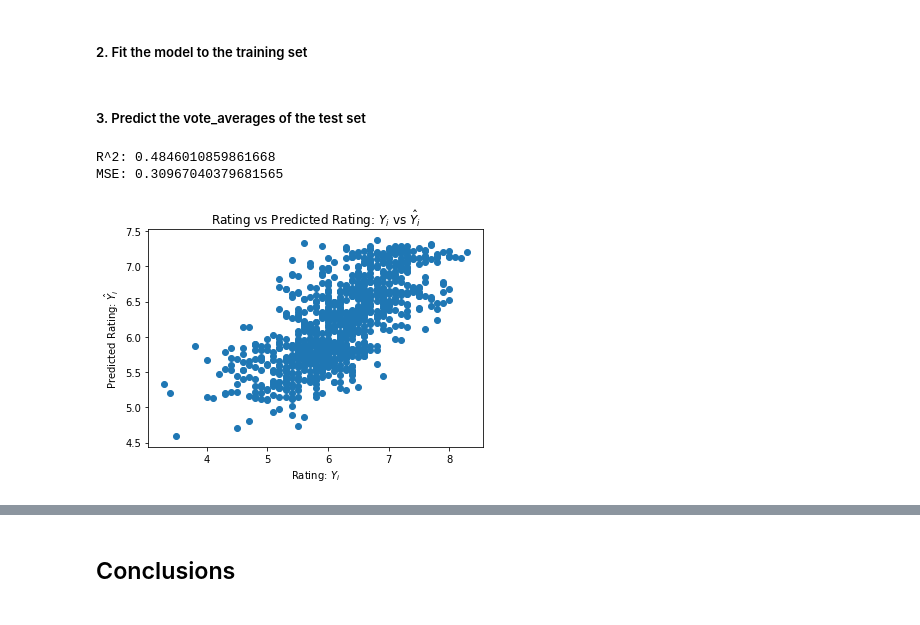
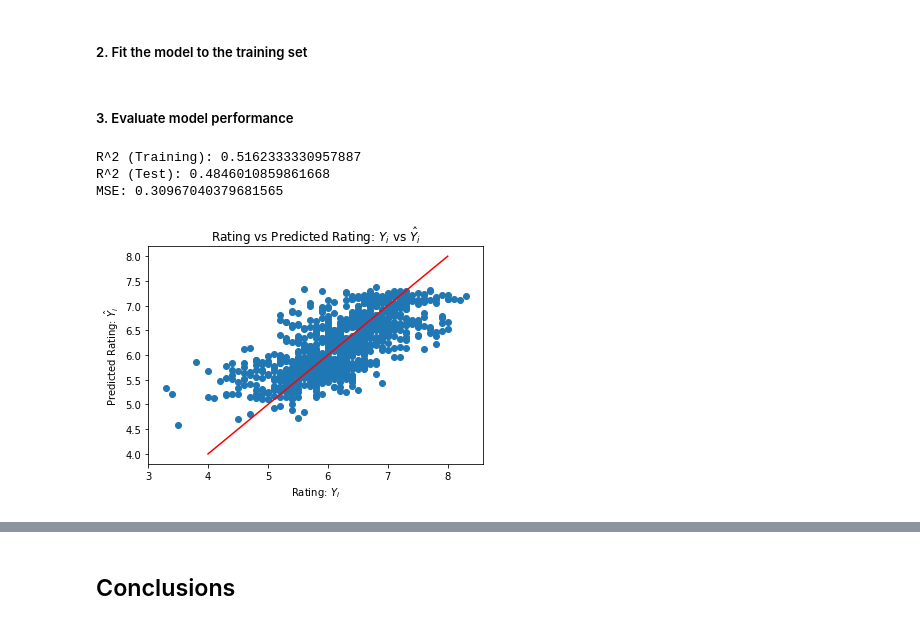
Before and after one commit to rd-tran/Predicting-Movie-Ratings, a Jupyter notebook: Movie Info.ipynb, the cells around one changed output, grey strips where cells are left out. Saved outputs shown, nothing was run; the diff lists cells and outputs as text; code cells hidden in the pictures.

Commit message:
Included observations on model performance

```diff
--- a/Movie Info.ipynb
+++ b/Movie Info.ipynb
@@ -430,24 +436,27 @@ from sklearn.linear_model import LinearRegression
 model = LinearRegression()
 results = model.fit(X_train, y_train)
-# %% [markdown]
-##### 3. Predict the vote_averages of the test set
+# %% [markdown]
+##### 3. Evaluate model performance
 # %%
 # Results using sklearn
 y_pred = results.predict(X_test)
 
 # Print the R^2 score
-print('R^2: {}'.format(results.score(X_test, y_test)))
+print('R^2 (Training): {}'.format(results.score(X_train, y_train)))
+print('R^2 (Test): {}'.format(results.score(X_test, y_test)))
 
 # Print the mean squared error
 from sklearn.metrics import mean_squared_error
 print('MSE: {}'.format(mean_squared_error(y_test, y_pred)))
 
 # Plot the Rating vs. Predicted Rating
+plt.plot([4,8],[4,8], color='red')
 plt.scatter(y_test, y_pred)
 plt.xlabel("Rating: $Y_i$")
 plt.ylabel("Predicted Rating: $\hat{Y}_i$")
 plt.title("Rating vs Predicted Rating: $Y_i$ vs $\hat{Y}_i$");
 # %% [output]
-R^2: 0.4846010859861668
+R^2 (Training): 0.5162333330957887
+R^2 (Test): 0.4846010859861668
 MSE: 0.30967040379681565
-[figure, old version]
+[figure, new version]
```
Also changed, not shown: parts of 16 cells of this notebook.
